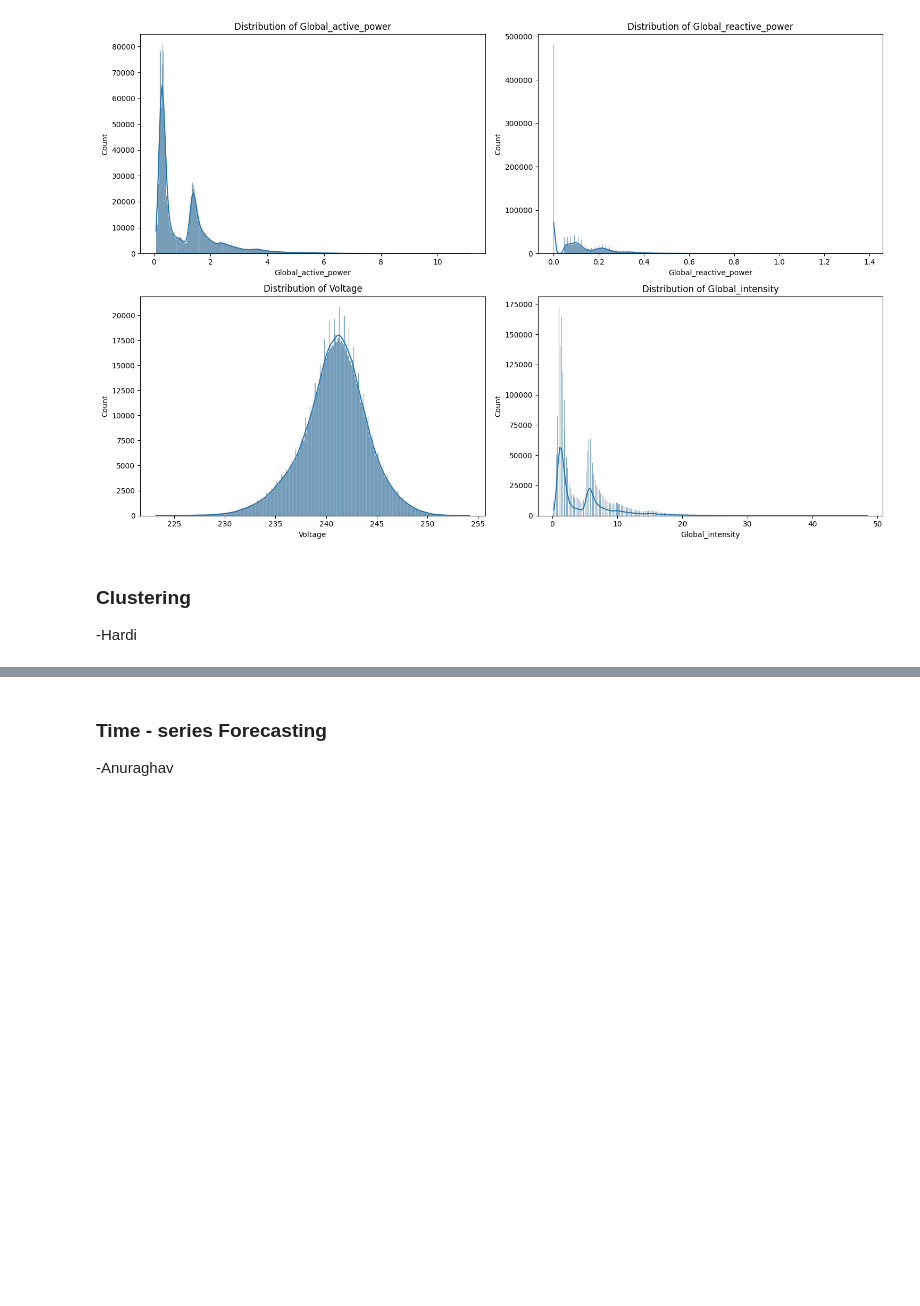
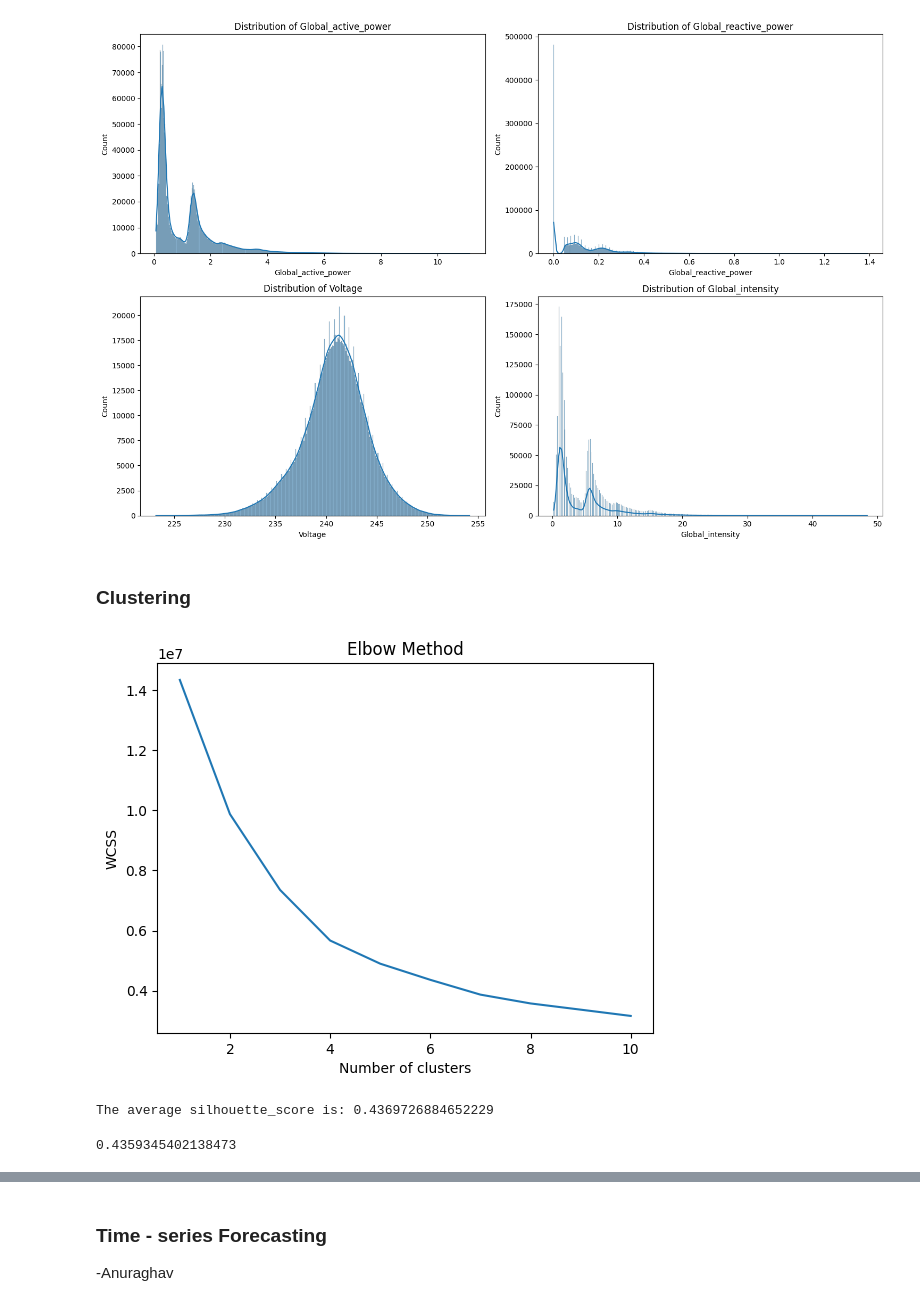
Before and after one commit to XzeraSpartan/CMPE-255-Data-Mining-Project-Group-5, a Jupyter notebook: CMPE_255_Data_Mining_Project.ipynb, the cells around one changed output, grey strips where cells are left out. Saved outputs shown, nothing was run; the diff lists cells and outputs as text; code cells hidden in the pictures; blank space fills up the shorter version.

Commit message:
Trained the k means model

```diff
--- a/CMPE_255_Data_Mining_Project.ipynb
+++ b/CMPE_255_Data_Mining_Project.ipynb
@@ -72,5 +73,32 @@ plt.close()
 [figure]
 # %% [markdown]
 ### Clustering
-
--Hardi
+# %%
+from sklearn.cluster import KMeans
+from sklearn.preprocessing import StandardScaler
+from sklearn.metrics import silhouette_score
+import matplotlib.pyplot as plt
+
+features = ['Global_active_power', 'Global_reactive_power', 'Voltage', 'Global_intensity', 'Sub_metering_1', 'Sub_metering_2', 'Sub_metering_3']
+# Assuming df is your DataFrame and 'features' is a list of feature column names
+X = df[features].values
+# %%
+# Normalize the features
+scaler = StandardScaler()
+X_scaled = scaler.fit_transform(X)
+
+# Using the Elbow method to find the optimal number of clusters
+wcss = []  # Within-cluster sum of squares
+for i in range(1, 11):
+    kmeans = KMeans(n_clusters=i, init='k-means++', max_iter=300, n_init=10, random_state=0)
+    kmeans.fit(X_scaled)
+    wcss.append(kmeans.inertia_)
+
+# Plotting the results onto a line graph to observe 'The elbow'
+plt.plot(range(1, 11), wcss)
+plt.title('Elbow Method')
+plt.xlabel('Number of clusters')
+plt.ylabel('WCSS')  # Within cluster sum of squares
+plt.show()
+# %% [output]
+[figure, added]
@@ -76,0 +112,16 @@ plt.close()
+# %%
+from sklearn.metrics import silhouette_score
+import numpy as np
+# Assume X_scaled is your normalized data and y_kmeans are your cluster labels
+# Take a sample of, say, 10,000 points
+sample_size = min(10000, len(X_scaled))
+indices = np.random.choice(range(len(X_scaled)), size=sample_size, replace=False)
+
+sample_data = X_scaled[indices]
+sample_labels = y_kmeans[indices]
+
+# Calculate the silhouette score on the sample
+silhouette_avg = silhouette_score(sample_data, sample_labels)
+print('The average silhouette_score is:', silhouette_avg)
+# %% [output]
+The average silhouette_score is: 0.4369726884652229
@@ -76,0 +130,4 @@ plt.close()
+# %%
+silhouette_avg
+# %% [output]
+0.4359345402138473
```
Also changed, not shown: parts of 7 cells of this notebook.
